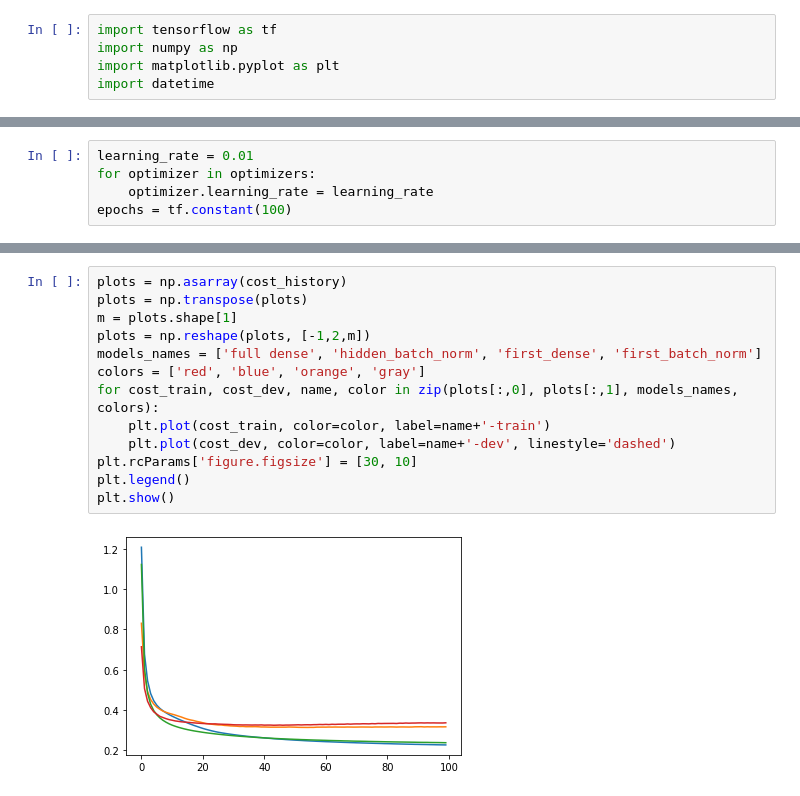
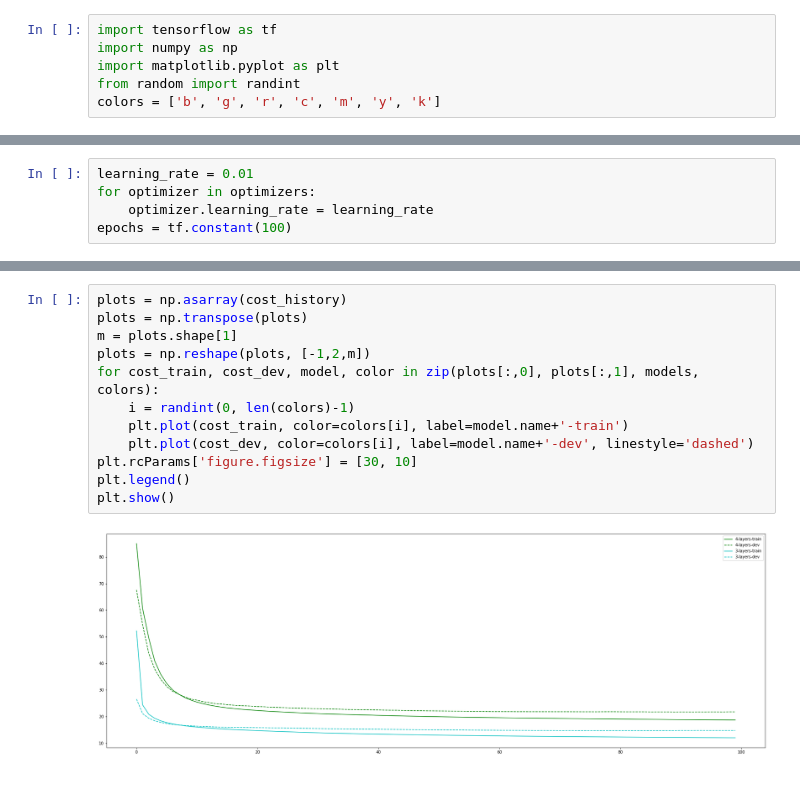
Before and after one commit to asarwinski/NeuralNetworks, a Jupyter notebook: MNIST/mnist.ipynb, the cells around one changed output, grey strips where cells are left out. Saved outputs shown, nothing was run; the diff lists cells and outputs as text.

Commit message:
Added ploting cost

```diff
--- a/MNIST/mnist.ipynb
+++ b/MNIST/mnist.ipynb
@@ -2,7 +2,8 @@
 import tensorflow as tf
 import numpy as np
 import matplotlib.pyplot as plt
-import datetime
+from random import randint
+colors = ['b', 'g', 'r', 'c', 'm', 'y', 'k']
 # %%
 class Dense:
     def __init__(self, units, input_size, activation, name):
@@ -365,18 +340,17 @@ Epoch   99: cost_train=0.2976296 cost_dev=0.3629588, time=0.37791
 # %%
 plots = np.asarray(cost_history)
 plots = np.transpose(plots)
 m = plots.shape[1]
 plots = np.reshape(plots, [-1,2,m])
-models_names = ['full dense', 'hidden_batch_norm', 'first_dense', 'first_batch_norm']
-colors = ['red', 'blue', 'orange', 'gray']
-for cost_train, cost_dev, name, color in zip(plots[:,0], plots[:,1], models_names, colors):
-    plt.plot(cost_train, color=color, label=name+'-train')
-    plt.plot(cost_dev, color=color, label=name+'-dev', linestyle='dashed')
+for cost_train, cost_dev, model, color in zip(plots[:,0], plots[:,1], models, colors):
+    i = randint(0, len(colors)-1)
+    plt.plot(cost_train, color=colors[i], label=model.name+'-train')
+    plt.plot(cost_dev, color=colors[i], label=model.name+'-dev', linestyle='dashed')
 plt.rcParams['figure.figsize'] = [30, 10]
 plt.legend()
 plt.show()
 # %% [output]
-[figure, old version]
+[figure, new version]
 # %%
 #calc accuracy
 for model in models:
```
Also changed, not shown: parts of 14 cells of this notebook.
